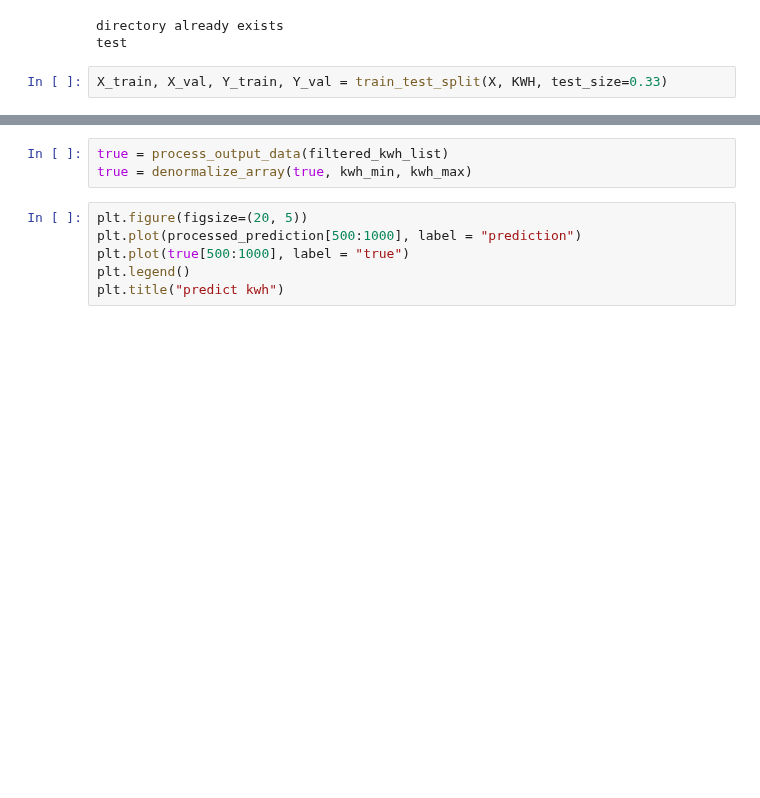
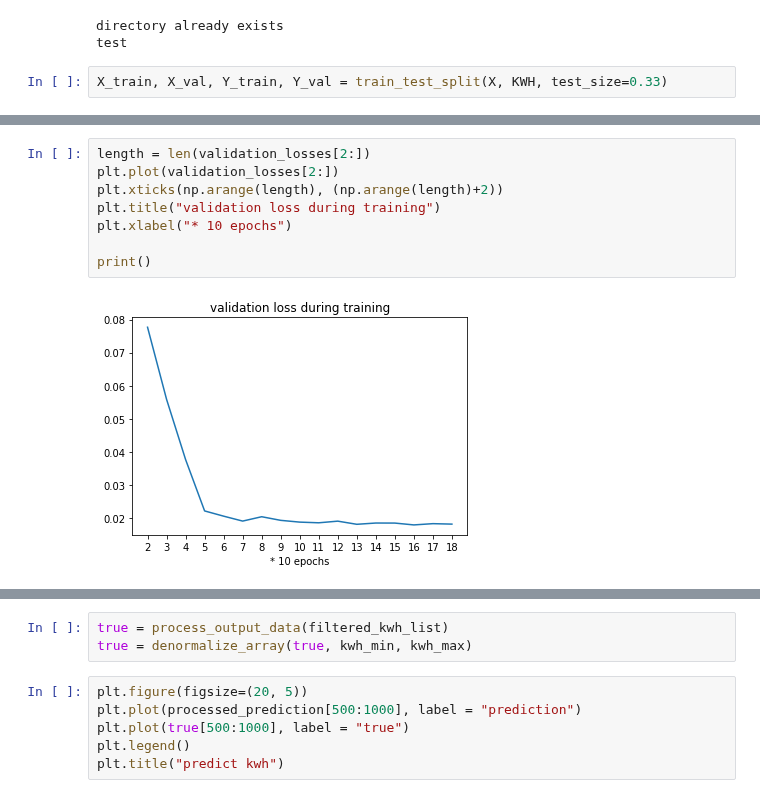
Before and after one commit to gciteam6/predict_amd, a Jupyter notebook: limited_prediction_by_wfc_data.ipynb, the cells around one changed output, grey strips where cells are left out. Saved outputs shown, nothing was run; the diff lists cells and outputs as text; blank space fills up the shorter version.

```diff
--- a/limited_prediction_by_wfc_data.ipynb
+++ b/limited_prediction_by_wfc_data.ipynb
@@ -335,3 +344,13 @@ plt.xlabel("* 100 epochs")
+# %%
+length = len(validation_losses[2:])
+plt.plot(validation_losses[2:])
+plt.xticks(np.arange(length), (np.arange(length)+2))
+plt.title("validation loss during training")
+plt.xlabel("* 10 epochs")
+
+print()
+# %% [output]
+[figure, added]
 # %%
 predictions = mlp_model.predict(X)[0]
 processed_prediction = process_output_data(predictions)
```
Also changed, not shown: parts of 17 cells of this notebook, 3 other files.
